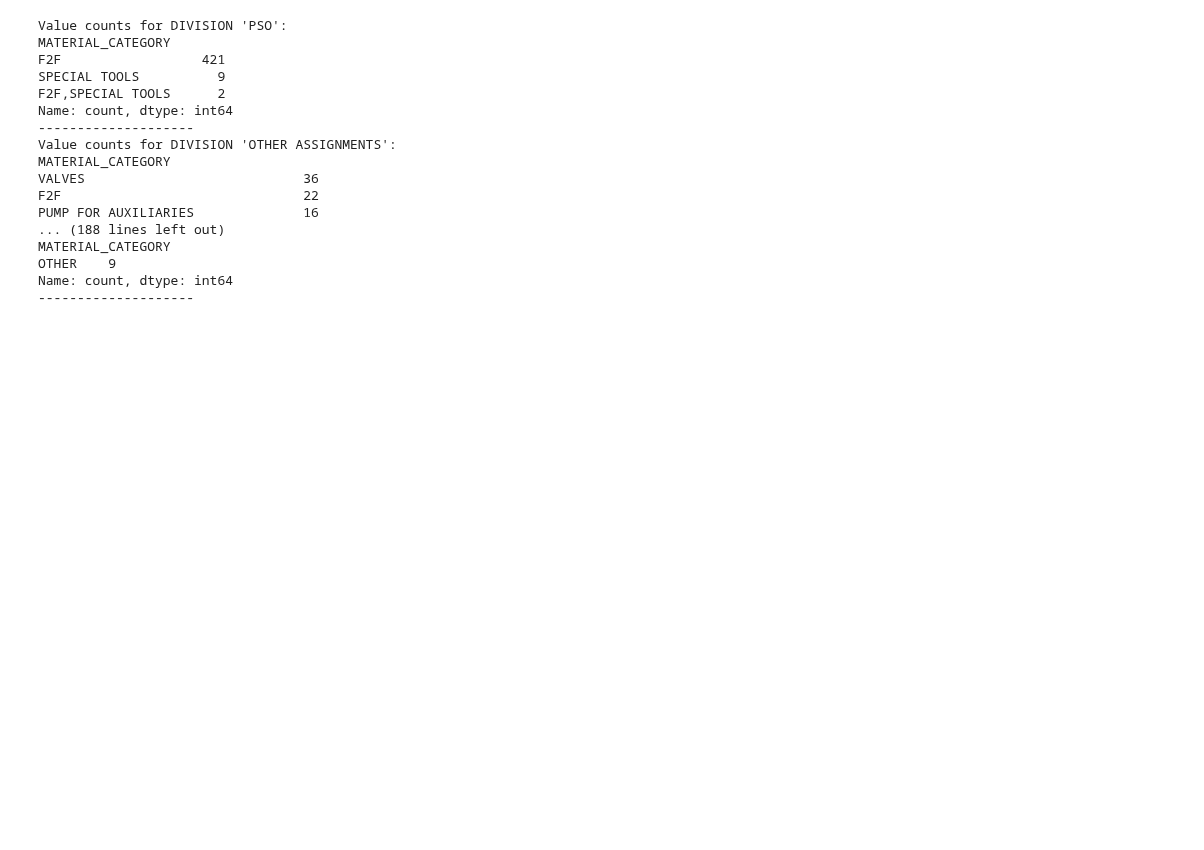
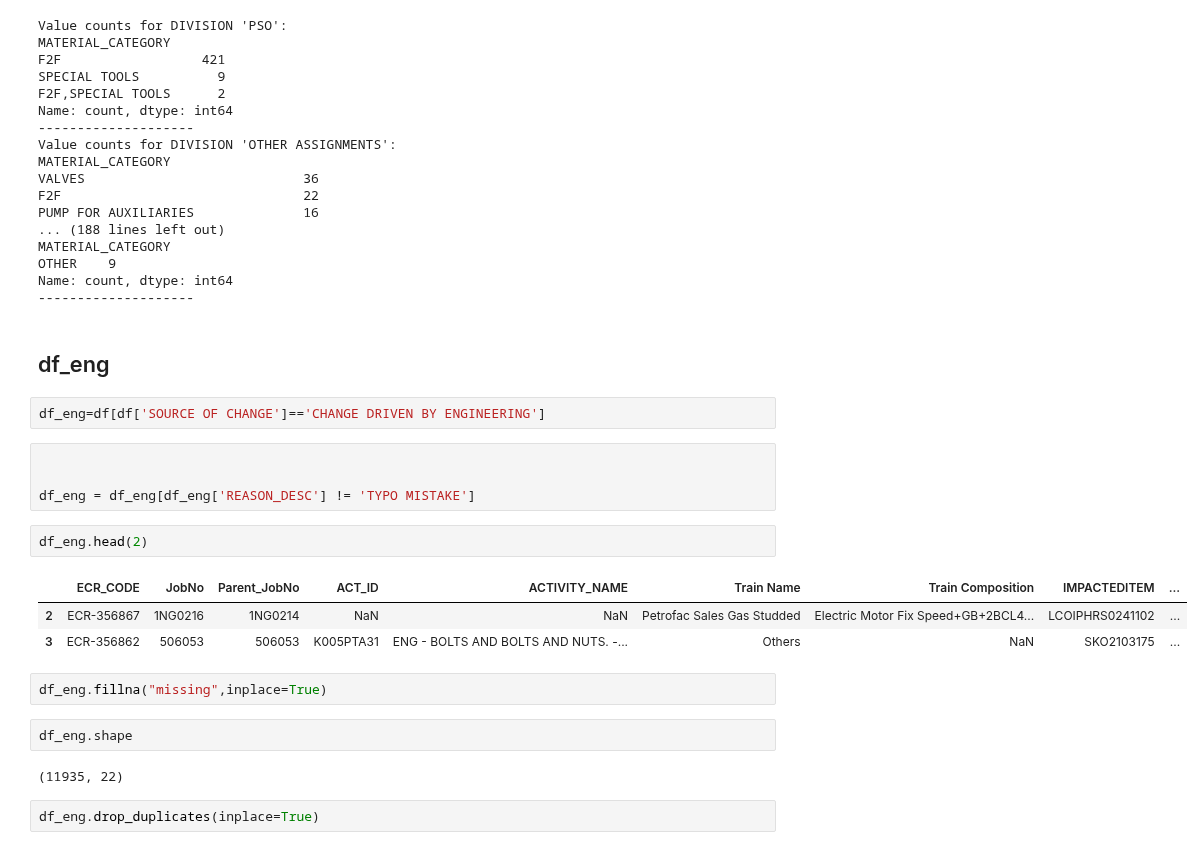
Before and after one commit to adnaksbhat/Colab_JupyterNotebooks, a Jupyter notebook: fresh_insights_analysis.ipynb, the cells around one changed output. Drawn from its saved outputs; the diff is of its cells as text; blank space fills up the shorter version.

```diff
--- a/fresh_insights_analysis.ipynb
+++ b/fresh_insights_analysis.ipynb
@@ -109,3 +107,25 @@ MATERIAL_CATEGORY
 OTHER    9
 Name: count, dtype: int64
 --------------------
+# %% [markdown]
+## df_eng
+# %%
+df_eng=df[df['SOURCE OF CHANGE']=='CHANGE DRIVEN BY ENGINEERING']
+# %%
+
+
+df_eng = df_eng[df_eng['REASON_DESC'] != 'TYPO MISTAKE']
+# %%
+df_eng.head(2)
+# %% [output]
+|  | ECR_CODE | JobNo | Parent_JobNo | ACT_ID | ACTIVITY_NAME | Train Name | Train Composition | IMPACTEDITEM | ... |
+| 2 | ECR-356867 | 1NG0216 | 1NG0214 | NaN | NaN | Petrofac Sales Gas Studded | Electric Motor Fix Speed+GB+2BCL4... | LCOIPHRS0241102 | ... |
+| 3 | ECR-356862 | 506053 | 506053 | K005PTA31 | ENG - BOLTS AND BOLTS AND NUTS. -... | Others | NaN | SKO2103175 | ... |
+# %%
+df_eng.fillna("missing",inplace=True)
+# %%
+df_eng.shape
+# %% [output]
+(11935, 22)
+# %%
+df_eng.drop_duplicates(inplace=True)
```
Also changed, not shown: parts of 16 cells of this notebook.
